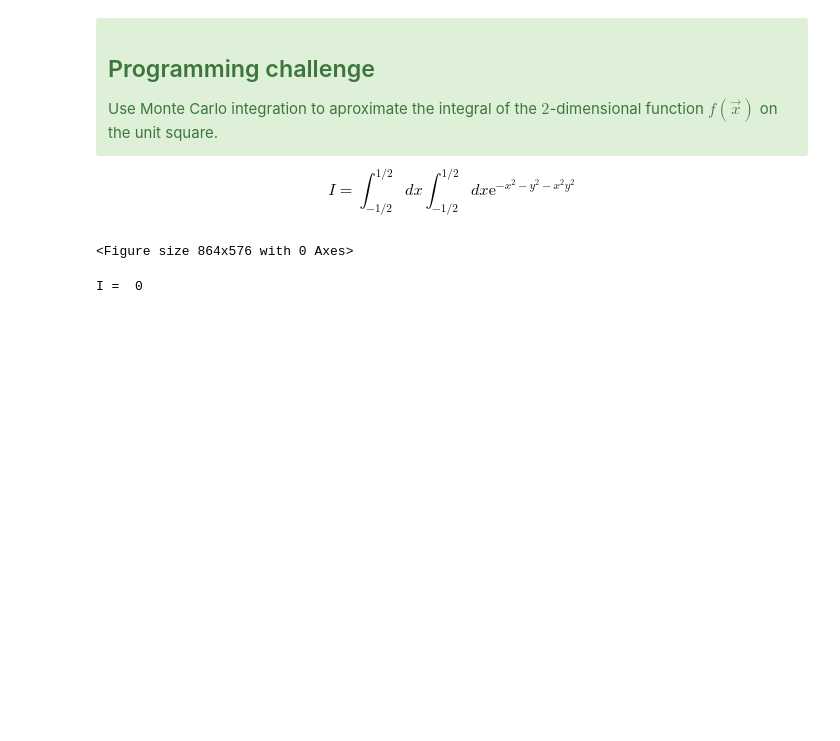
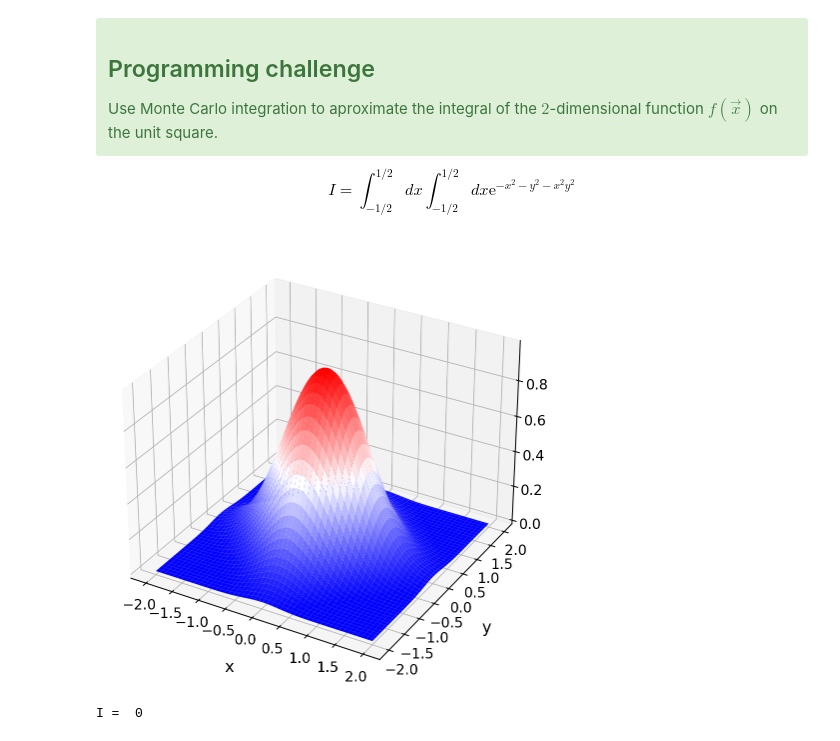
Before and after one commit to corey01201/IntroCompPhysics, a Jupyter notebook: src/28_MonteCarloIntegration.ipynb, the cells around one changed output. Saved outputs shown, nothing was run; the diff lists cells and outputs as text; code cells hidden in the pictures; blank space fills up the shorter version.

Commit message:
fixed 28 3d plot

```diff
--- a/src/28_MonteCarloIntegration.ipynb
+++ b/src/28_MonteCarloIntegration.ipynb
@@ -108,20 +108,20 @@ I = \int_{-1/2}^{1/2} dx \int_{-1/2}^{1/2} dx \mathrm{e}^{-x^2 -y^2 -x^2 y^2}
 # %%
 from mpl_toolkits.mplot3d import Axes3D
 
 fig = plt.figure(figsize=(12,8))
 # ax = fig.gca(projection='3d')
-ax = Axes3D(fig)
+ax = fig.add_subplot(111, projection='3d')
 X, Y = np.meshgrid(np.linspace(-2, 2, 100), np.linspace(-2, 2, 100))
 f = np.exp(-X**2 - Y**2 - X**2*Y**2)
 surf = ax.plot_surface(X, Y, f, rstride=2, cstride=2, cmap='bwr', linewidth=0, antialiased=True)
 
 ax.set_xlabel('x',labelpad=14)
 ax.set_ylabel('y',labelpad=14)
 ax.set_zlabel('z',labelpad=14)
 
-[t.label.set_fontsize(14) for caxis in [ax.xaxis, ax.yaxis, ax.zaxis] for t in caxis.get_major_ticks()];
+[t.label1.set_fontsize(14) for caxis in [ax.xaxis, ax.yaxis, ax.zaxis] for t in caxis.get_major_ticks()];
 # %% [output]
-<Figure size 864x576 with 0 Axes>
+[figure, added]
 # %%
 def f(x,y):
     pass
```
